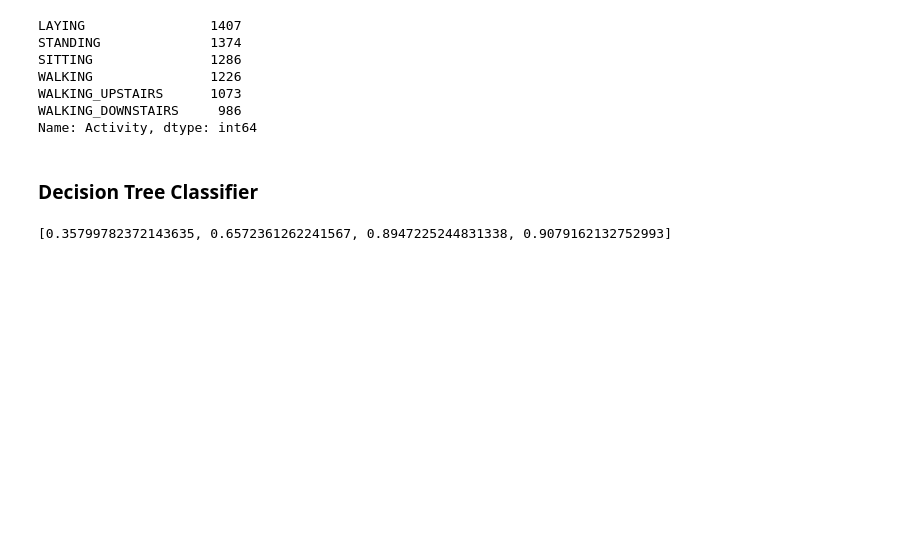
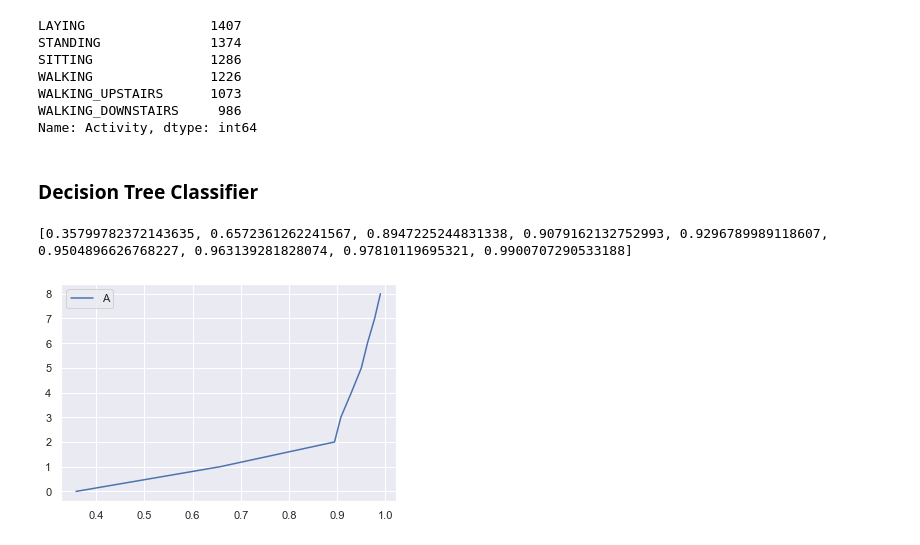
Before and after one commit to Arx1971/Human-Activity-Recognition-Classifier, a Jupyter notebook: human_activity_classifier.ipynb, the cells around one changed output. Drawn from its saved outputs; the diff is of its cells as text; code cells hidden in the pictures; blank space fills up the shorter version.

Commit message:
Decision Tree

```diff
--- a/human_activity_classifier.ipynb
+++ b/human_activity_classifier.ipynb
@@ -172,8 +172,17 @@ def finding_best_depth_for_Decision_tree_classifier(criterion_name, X_train, X_t
 
     return accuracy_scores
 # %%
-accuracy_scores_list_1 = finding_best_depth_for_Decision_tree_classifier('entropy', X_train, X_test, y_train, y_test, 2000)
+accuracy_scores_list_1 = finding_best_depth_for_Decision_tree_classifier('entropy', X_train, X_test, y_train, y_test, 10)
 # %%
 print(accuracy_scores_list_1)
 # %% [output]
-[0.35799782372143635, 0.6572361262241567, 0.8947225244831338, 0.9079162132752993]
+[0.35799782372143635, 0.6572361262241567, 0.8947225244831338, 0.9079162132752993, 0.9296789989118607, 0.9504896626768227, 0.963139281828074, 0.97810119695321, 0.9900707290533188]
+# %%
+x = accuracy_scores_list_1
+y = [i for i in range(len(x))]
+# %%
+sns.set()
+plt.plot(x, y)
+plt.legend('ABCDEF', ncol=2, loc='upper left');
+# %% [output]
+[figure, added]
```
